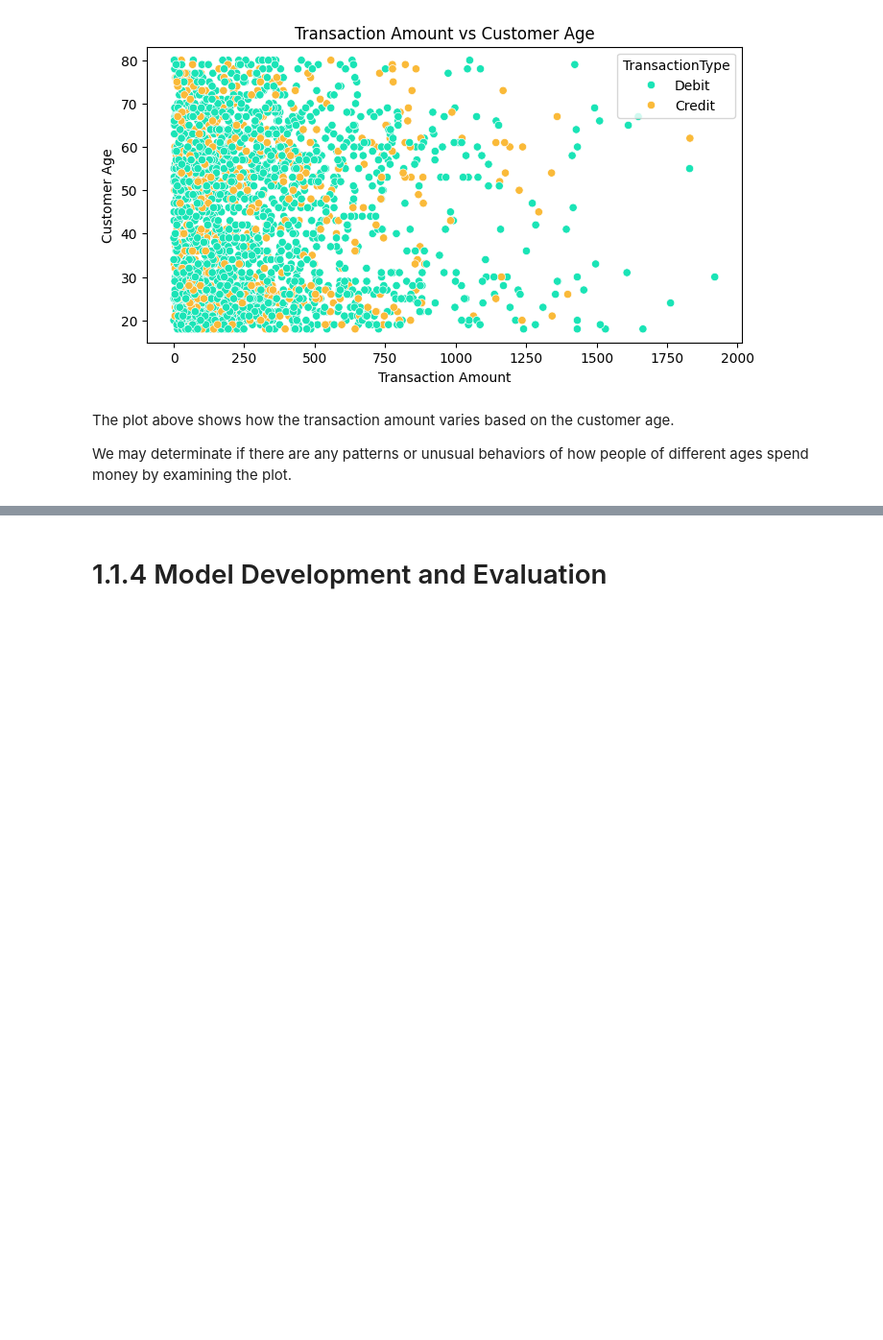
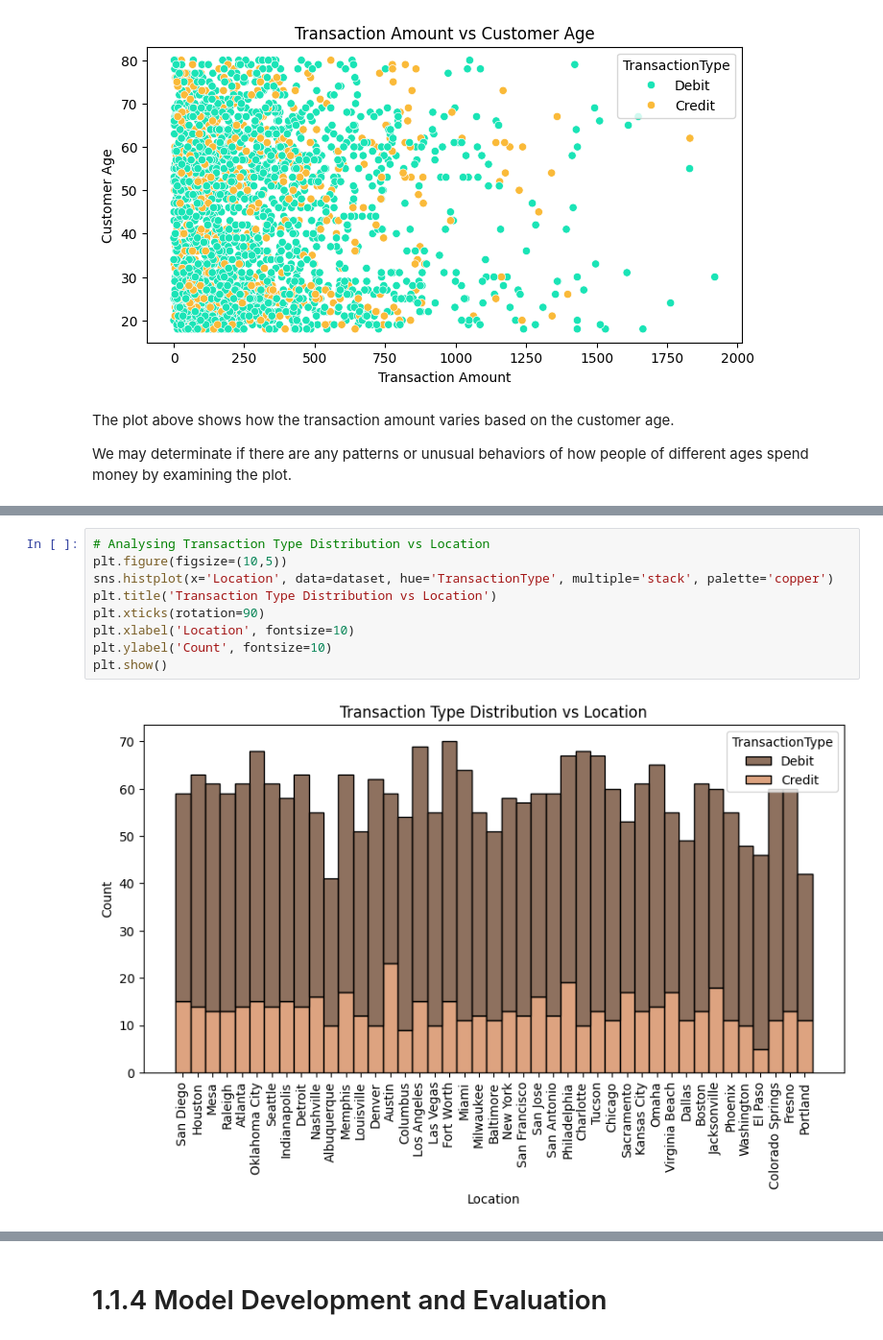
Before and after one commit to petar-Atanasov/Applied-Data-Science-and-AI-Workflow, a Jupyter notebook: CST3133_CourseWork_A.ipynb, the cells around one changed output, grey strips where cells are left out. Shown at 96% size. Saved outputs shown, nothing was run; the diff lists cells and outputs as text; blank space fills up the shorter version.

```diff
--- a/CST3133_CourseWork_A.ipynb
+++ b/CST3133_CourseWork_A.ipynb
@@ -281,0 +320,11 @@ We may determinate if there are any patterns or unusual behaviors of how people
+# %%
+# Analysing Transaction Type Distribution vs Location
+plt.figure(figsize=(10,5))
+sns.histplot(x='Location', data=dataset, hue='TransactionType', multiple='stack', palette='copper')
+plt.title('Transaction Type Distribution vs Location')
+plt.xticks(rotation=90)
+plt.xlabel('Location', fontsize=10)
+plt.ylabel('Count', fontsize=10)
+plt.show()
+# %% [output]
+[figure, added]
```
Also changed, not shown: parts of 12 cells of this notebook.
